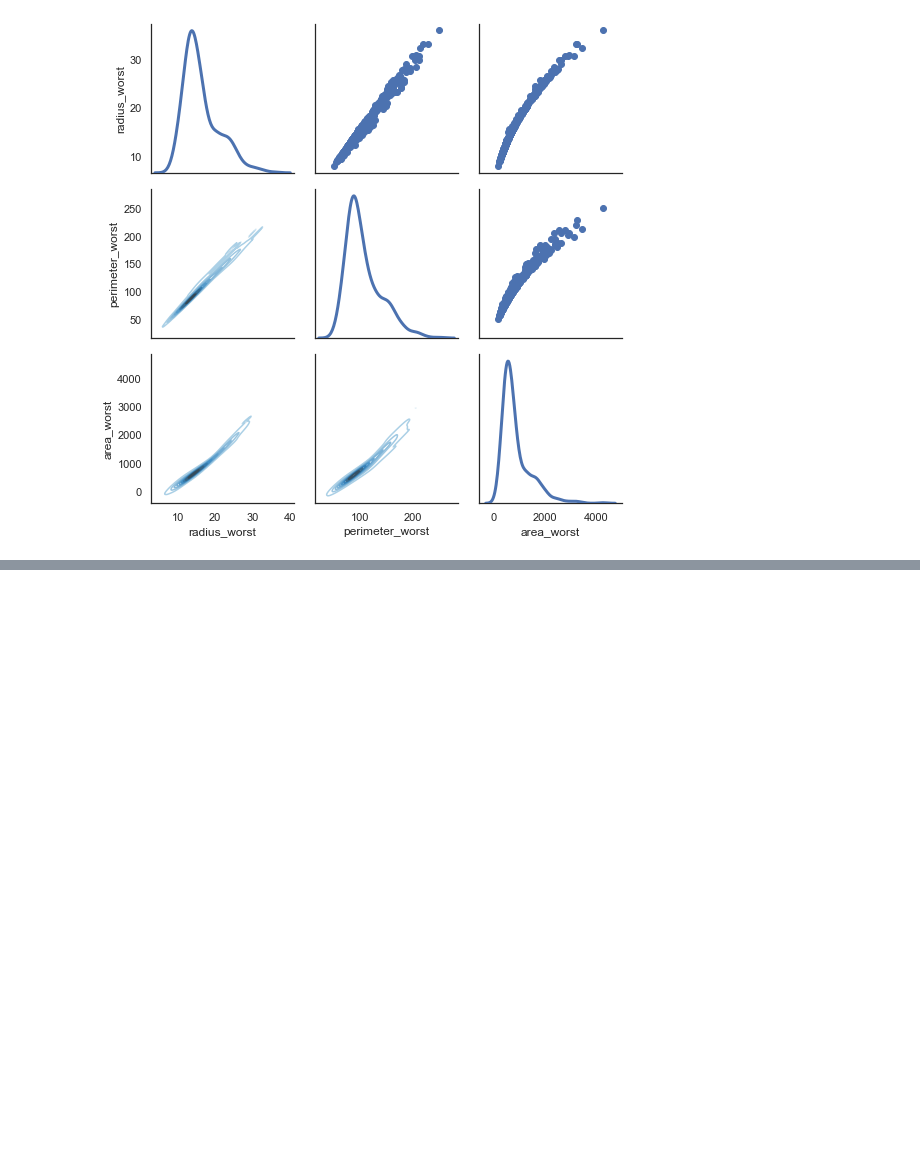
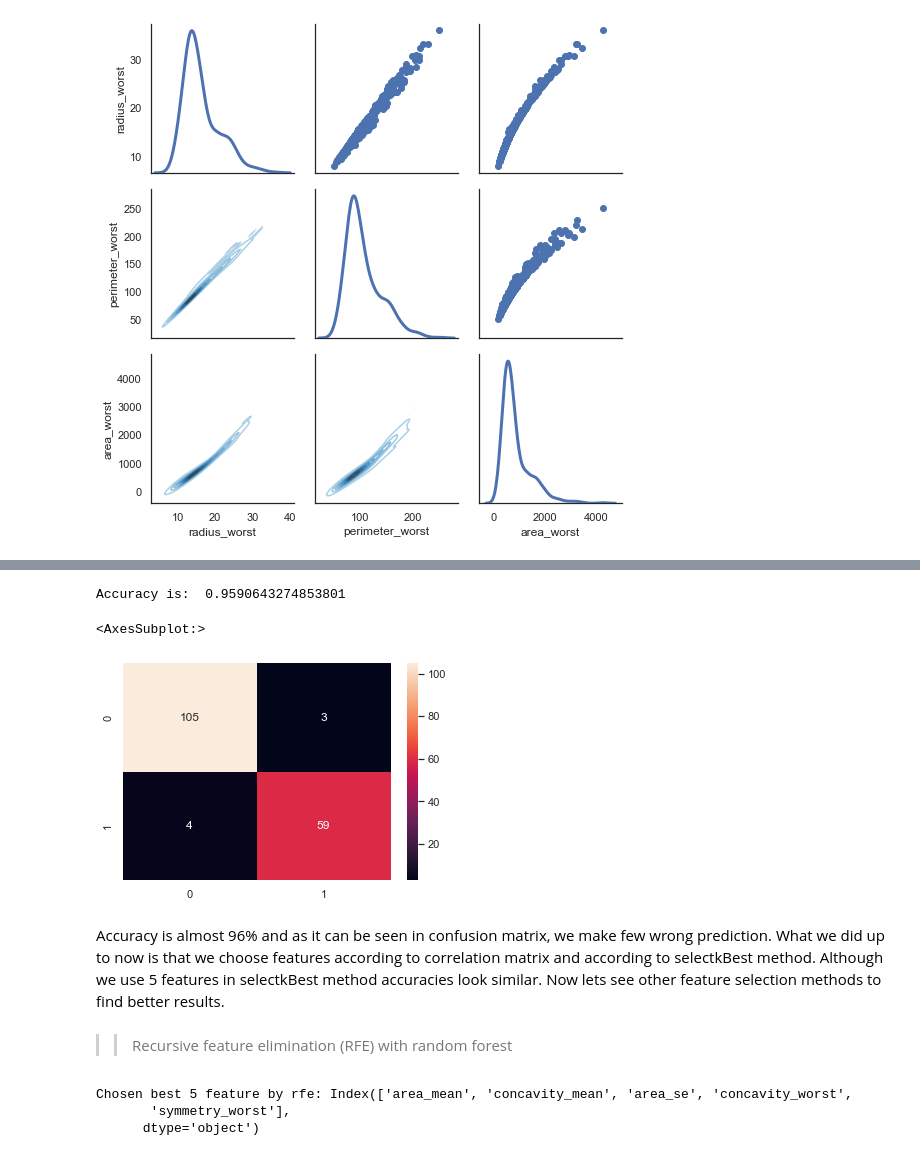
Before and after one commit to RYees/causal-inference, a Jupyter notebook: Notebooks/data_expore.ipynb, the cells around one changed output, grey strips where cells are left out. Drawn from its saved outputs; the diff is of its cells as text; code cells hidden in the pictures; blank space fills up the shorter version.

```diff
--- a/Notebooks/data_expore.ipynb
+++ b/Notebooks/data_expore.ipynb
@@ -238,0 +269,5 @@ g.map_diag(sns.kdeplot, lw=3)
+# %%
+from sklearn.feature_selection import SelectKBest
+from sklearn.feature_selection import chi2
+# find best scored 5 features
+select_feature = SelectKBest(chi2, k=5).fit(x_train, y_train)
@@ -238,0 +288,18 @@ g.map_diag(sns.kdeplot, lw=3)
+# %%
+x_train_2 = select_feature.transform(x_train)
+x_test_2 = select_feature.transform(x_test)
+#random forest classifier with n_estimators=10 (default)
+clf_rf_2 = RandomForestClassifier()
+clr_rf_2 = clf_rf_2.fit(x_train_2,y_train)
+ac_2 = accuracy_score(y_test,clf_rf_2.predict(x_test_2))
+print('Accuracy is: ',ac_2)
+cm_2 = confusion_matrix(y_test,clf_rf_2.predict(x_test_2))
+sns.heatmap(cm_2,annot=True,fmt="d")
+# %% [output]
+Accuracy is:  0.9590643274853801
+<AxesSubplot:>
+[figure, added]
+# %% [markdown]
+Accuracy is almost 96% and as it can be seen in confusion matrix, we make few wrong prediction. What we did up to now is that we choose features according to correlation matrix and according to selectkBest method. Although we use 5 features in selectkBest method accuracies look similar. Now lets see other feature selection methods to find better results.
+# %% [markdown]
+>> Recursive feature elimination (RFE) with random forest
@@ -238,0 +312,6 @@ g.map_diag(sns.kdeplot, lw=3)
+# %%
+print('Chosen best 5 feature by rfe:',x_train.columns[rfe.support_])
+# %% [output]
+Chosen best 5 feature by rfe: Index(['area_mean', 'concavity_mean', 'area_se', 'concavity_worst',
+       'symmetry_worst'],
+      dtype='object')
```
Also changed, not shown: parts of 18 cells of this notebook.
